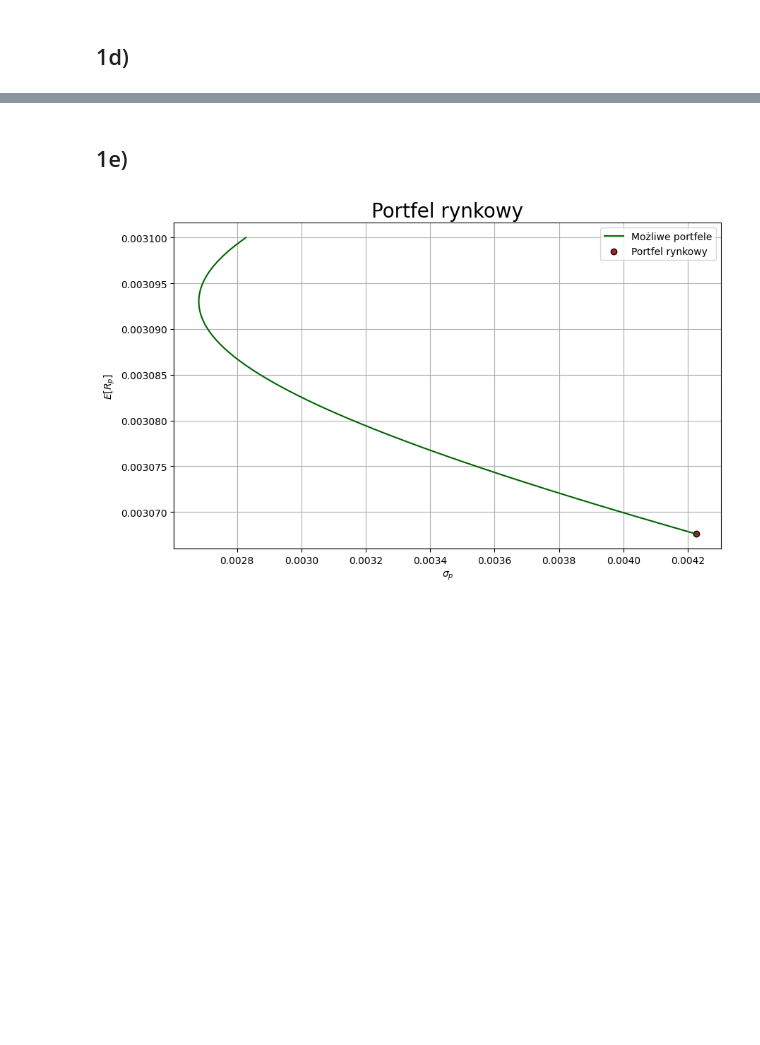
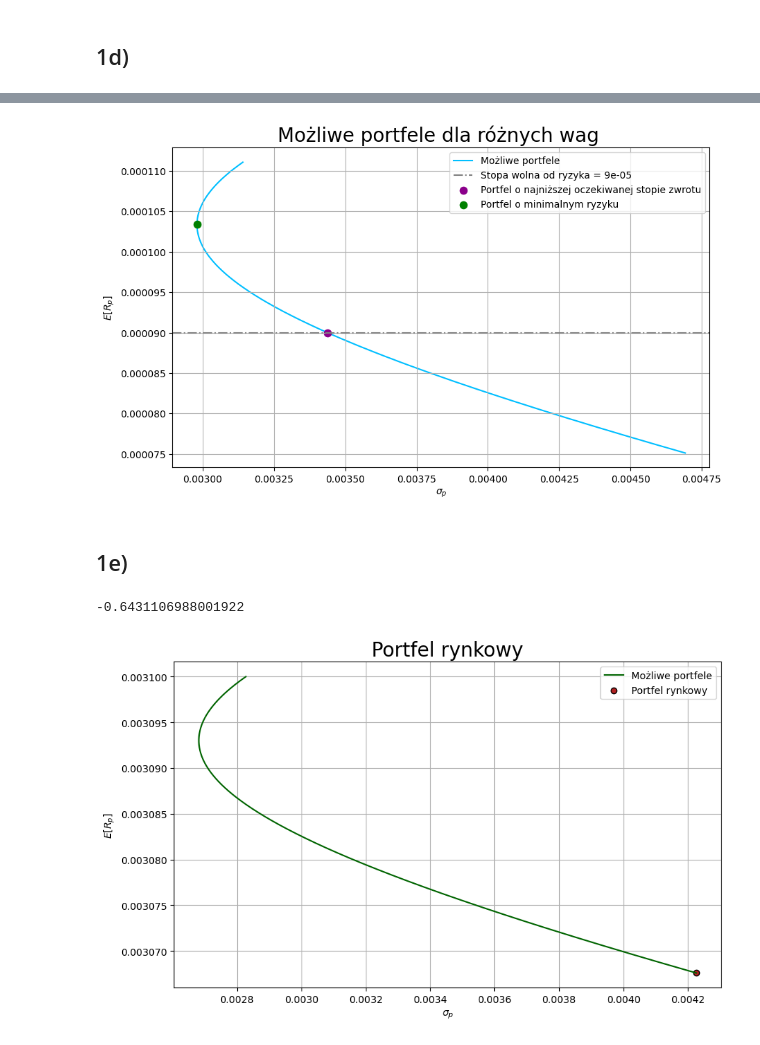
Before and after one commit to MarCodeWaves/Nestle_risk_management_analysis, a Jupyter notebook: Projekt_4/prez4_ZRWP_kody.ipynb, the cells around one changed output, grey strips where cells are left out. Cells and saved outputs as stored; diff of their text form; code cells hidden in the pictures; blank space fills up the shorter version.

```diff
--- a/Projekt_4/prez4_ZRWP_kody.ipynb
+++ b/Projekt_4/prez4_ZRWP_kody.ipynb
@@ -265,13 +276,36 @@ plt.show()
+# %%
+s, E, s_min, E_min, idx = portfolio2(eu_returns, usd_returns, rates[1])
+
+for i in range(len(s)):
+    if s[i] == min(s):
+        min_risk_index = i
+        min_risk = min(s)
+
+
+        fig, ax = plt.subplots(figsize = (10, 6))
+        plt.plot(s, E, color = 'deepskyblue', label = 'Możliwe portfele', linewidth=3/2, zorder=1)
+        plt.axline((min(s), E_min), (max(s), E_min), linestyle = 'dashdot', color = 'gray',
+                label = f'Stopa wolna od ryzyka = {rates[1]}')
+        plt.scatter(s_min, E_min,  label = 'Portfel o najniższej oczekiwanej stopie zwrotu',  s=55, color="darkmagenta")
+        plt.scatter(min_risk, E[min_risk_index],  label = 'Portfel o minimalnym ryzyku',  s=55, color="green")
+
+        plt.title('Możliwe portfele dla różnych wag ', fontsize = 20)
+        plt.xlabel('$\sigma_p$')
+        plt.ylabel('$E[R_p]$')
+        plt.grid()
+        plt.legend()
+        plt.show()
+# %% [output]
+[figure, added]
 # %% [markdown]
 ## 1e)
 # %%
-def portfolio3(R1, R2, R_f,wf):
+def portfolio33(R1, R2, R_f,wf):
     w1 = np.linspace(0, 1, 999)
     w2 = 1 - w1
     E = []
     s = []
     for w1, w2 in zip(w1, w2):
-
         s.append(statistics.stdev((w1*R1 + w2*R2)*(1-wf)+wf*R_f))
         E.append(np.mean((w1*R1 + w2*R2)*(1-wf)+wf*R_f))
     s = np.array(s)
@@ -279,7 +313,18 @@ def portfolio3(R1, R2, R_f,wf):
     ss = (E - R_f)/s
     idx = np.where(max(ss))[0][0]
     E_max = E[idx]
-    return s, E, s[idx], E_max, idx
+
+    w_s_check = []
+    for i in range(len(E)):
+        el = (E[i]-R_f)/s[i]
+        w_s_check.append(el)
+    w_s = max(w_s_check)
+    return s, E, w_s, w_s_check
+
+s3, E3, w_s, a = portfolio33(eu_returns, usd_returns, 0.003095, 0.1)
+print(w_s)
+# %% [output]
+-0.6431106988001922
 # %%
 s, E, s_min, E_max, idx = portfolio3(eu_returns, usd_returns, 0.03,0.1)
 
```
Also changed, not shown: parts of 3 cells of this notebook.
